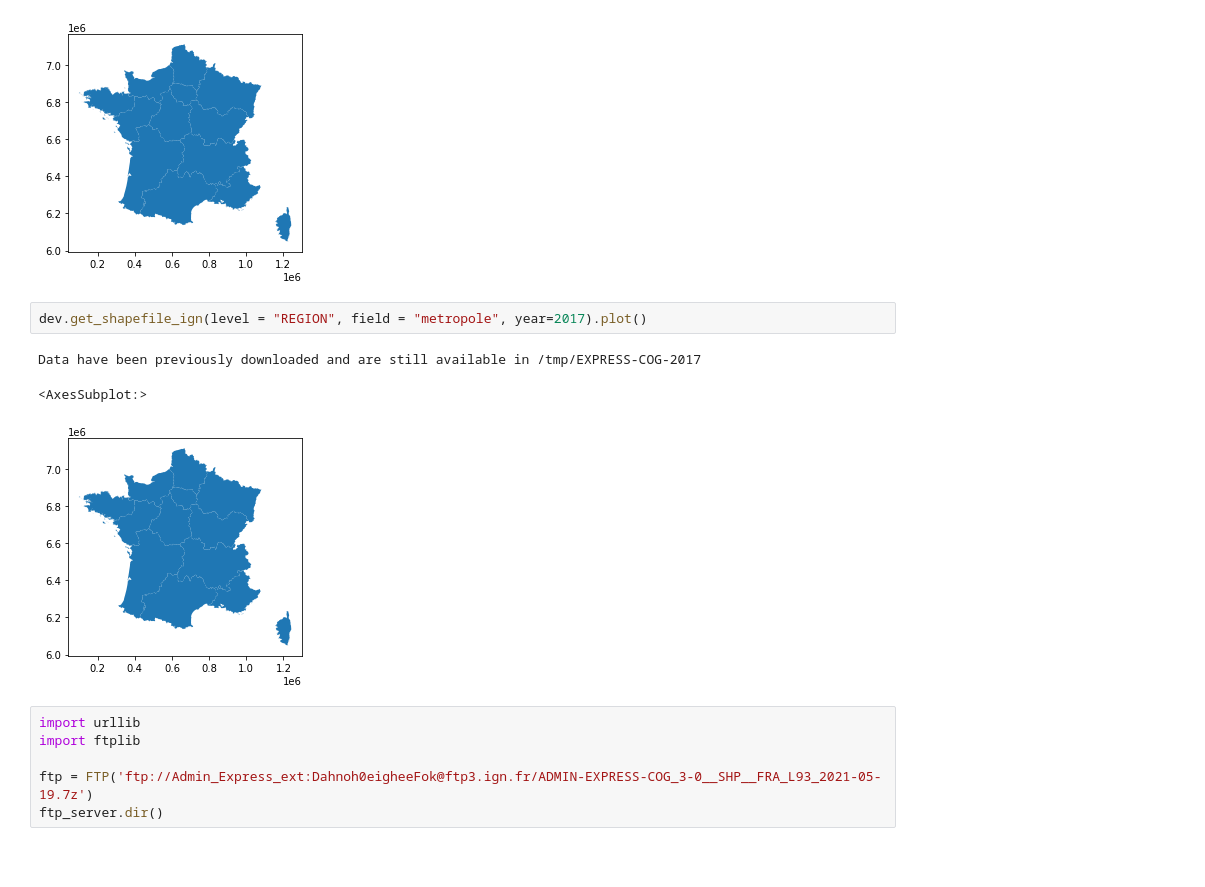
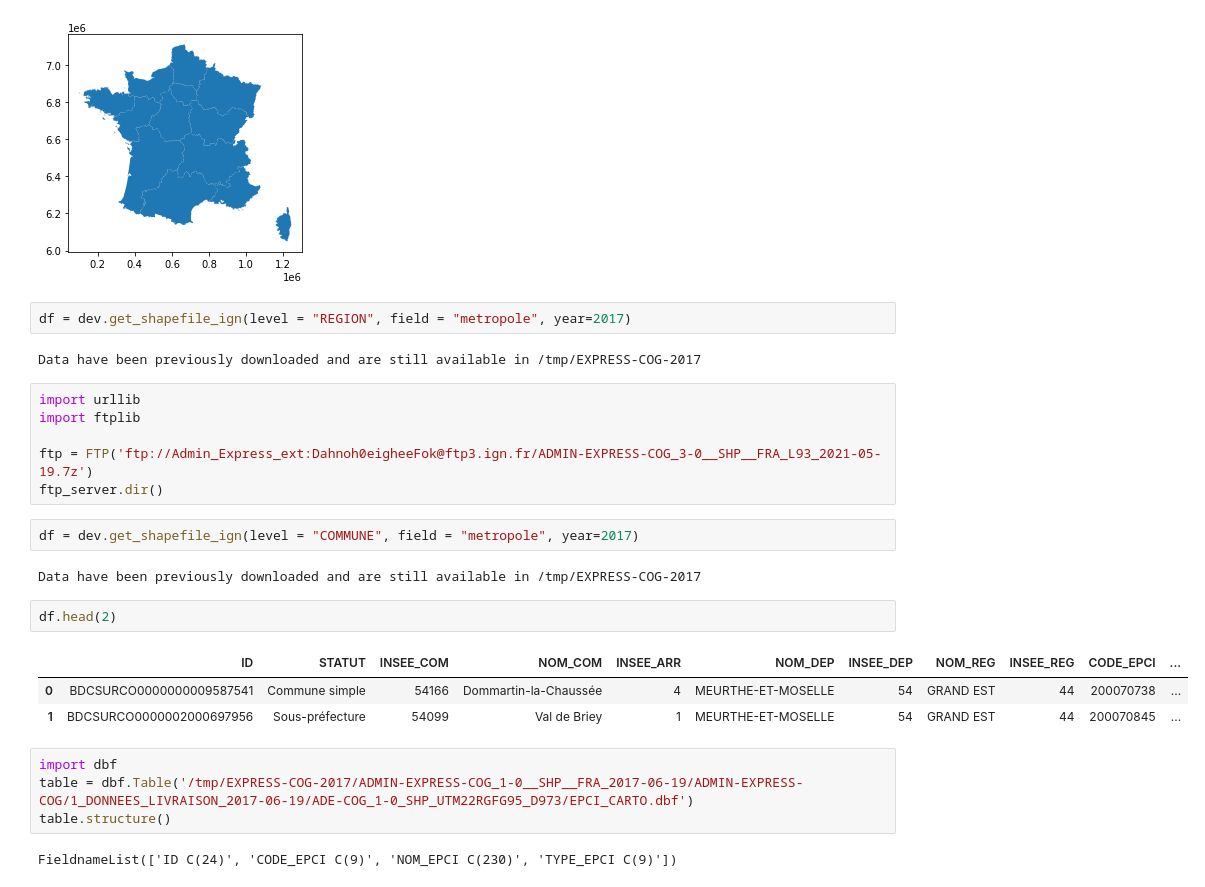
Before and after one commit to InseeFrLab/cartiflette, a Jupyter notebook: rtest.ipynb, the cells around one changed output. Saved outputs shown, nothing was run; the diff lists cells and outputs as text; blank space fills up the shorter version.

```diff
--- a/rtest.ipynb
+++ b/rtest.ipynb
@@ -92,14 +92,28 @@ Data have been previously downloaded and are still available in /tmp/EXPRESS-COG
 <AxesSubplot:>
 [figure]
 # %%
-dev.get_shapefile_ign(level = "REGION", field = "metropole", year=2017).plot()
+df = dev.get_shapefile_ign(level = "REGION", field = "metropole", year=2017)
 # %% [output]
 Data have been previously downloaded and are still available in /tmp/EXPRESS-COG-2017
-<AxesSubplot:>
-[figure, removed]
 # %%
 import urllib
 import ftplib
 
 ftp = FTP('ftp://Admin_Express_ext:Dahnoh0eigheeFok@ftp3.ign.fr/ADMIN-EXPRESS-COG_3-0__SHP__FRA_L93_2021-05-19.7z')
 ftp_server.dir()
+# %%
+df = dev.get_shapefile_ign(level = "COMMUNE", field = "metropole", year=2017)
+# %% [output]
+Data have been previously downloaded and are still available in /tmp/EXPRESS-COG-2017
+# %%
+df.head(2)
+# %% [output]
+|  | ID | STATUT | INSEE_COM | NOM_COM | INSEE_ARR | NOM_DEP | INSEE_DEP | NOM_REG | INSEE_REG | CODE_EPCI | ... |
+| 0 | BDCSURCO0000000009587541 | Commune simple | 54166 | Dommartin-la-Chaussée | 4 | MEURTHE-ET-MOSELLE | 54 | GRAND EST | 44 | 200070738 | ... |
+| 1 | BDCSURCO0000002000697956 | Sous-préfecture | 54099 | Val de Briey | 1 | MEURTHE-ET-MOSELLE | 54 | GRAND EST | 44 | 200070845 | ... |
+# %%
+import dbf
+table = dbf.Table('/tmp/EXPRESS-COG-2017/ADMIN-EXPRESS-COG_1-0__SHP__FRA_2017-06-19/ADMIN-EXPRESS-COG/1_DONNEES_LIVRAISON_2017-06-19/ADE-COG_1-0_SHP_UTM22RGFG95_D973/EPCI_CARTO.dbf')
+table.structure()
+# %% [output]
+FieldnameList(['ID C(24)', 'CODE_EPCI C(9)', 'NOM_EPCI C(230)', 'TYPE_EPCI C(9)'])
```
Also changed, not shown: parts of 1 cell of this notebook, 1 other file.
